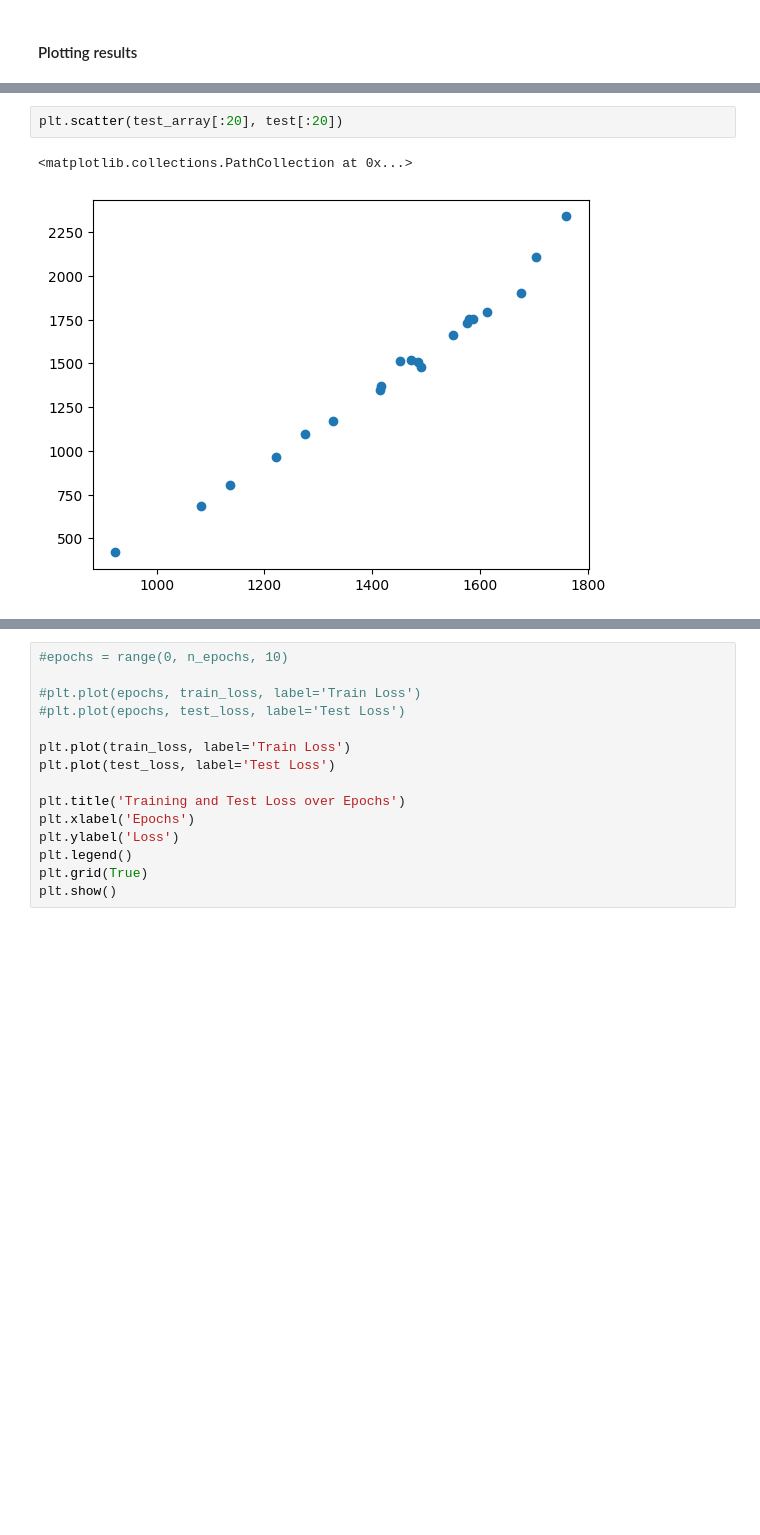
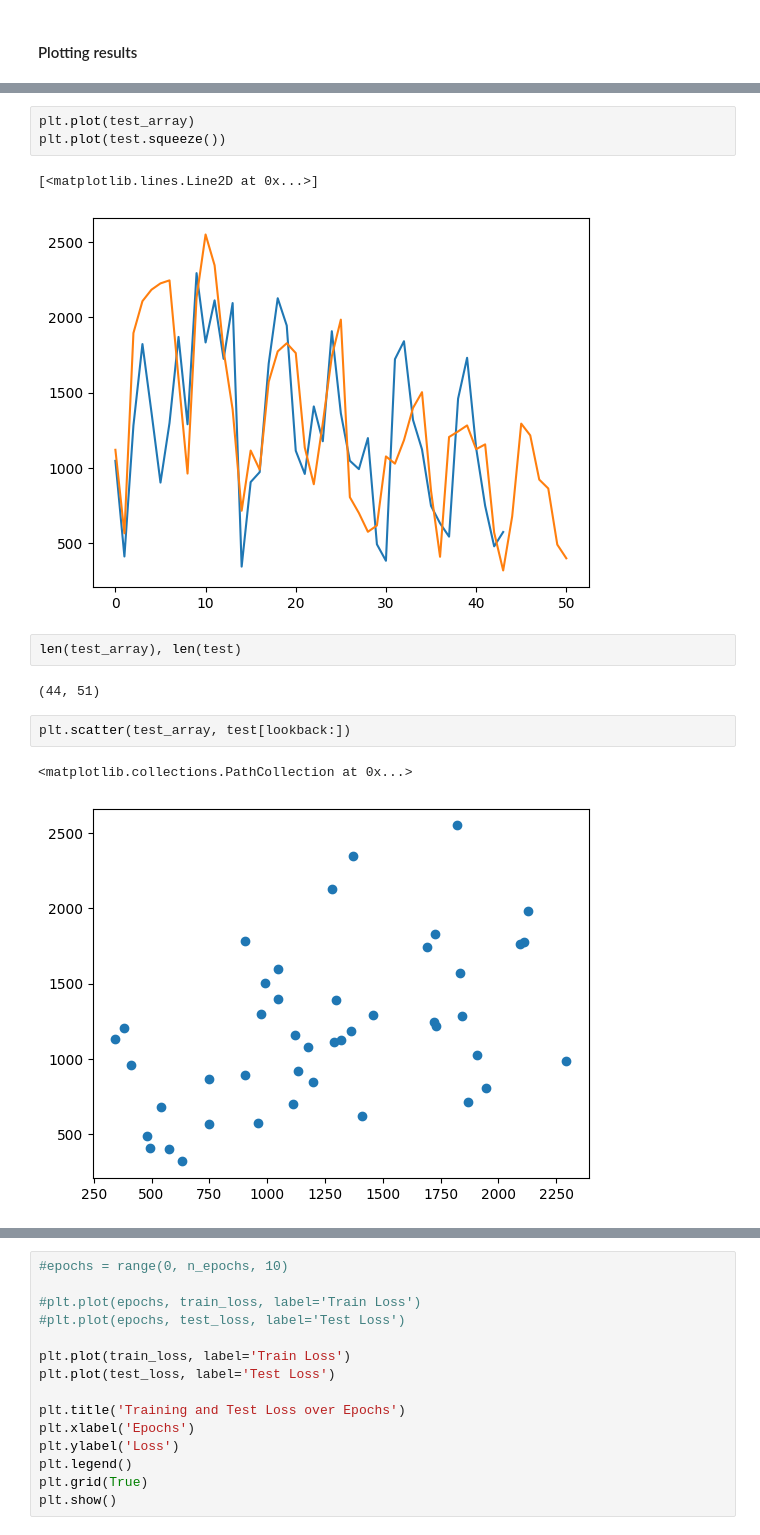
Before and after one commit to marianataglio/seriestemporales, a Jupyter notebook: overfitting_lstm.ipynb, the cells around one changed output, grey strips where cells are left out. Saved outputs shown, nothing was run; the diff lists cells and outputs as text; blank space fills up the shorter version.

```diff
--- a/overfitting_lstm.ipynb
+++ b/overfitting_lstm.ipynb
@@ -180,5 +132,15 @@ max(train_array)
+# %%
+plt.plot(test_array)
+plt.plot(test.squeeze())
+# %% [output]
+[<matplotlib.lines.Line2D at 0x...>]
+[figure, added]
+# %%
+len(test_array), len(test)
+# %% [output]
+(44, 51)
 # %%
-plt.scatter(test_array[:20], test[:20])
+plt.scatter(test_array, test[lookback:])
 # %% [output]
 <matplotlib.collections.PathCollection at 0x...>
-[figure, old version]
+[figure, new version]
```
Also changed, not shown: parts of 24 cells of this notebook, 1 other file.
